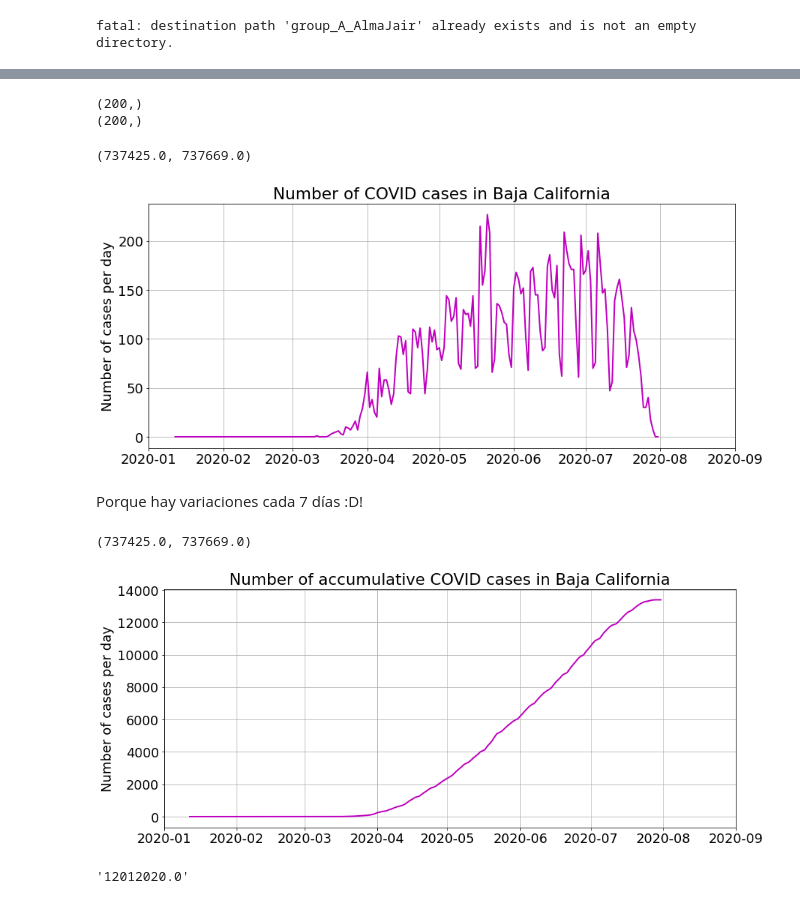
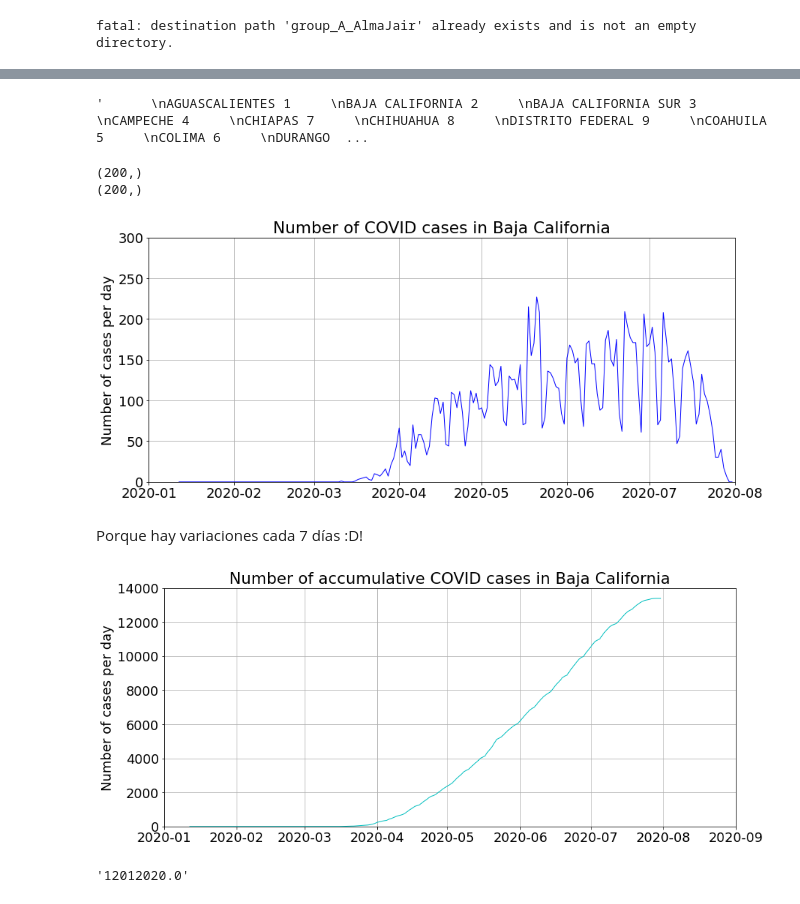
Before and after one commit to marthavelez861/challege2020, a Jupyter notebook: plot_covid_cases_temp.ipynb, the cells around one changed output, grey strips where cells are left out. Saved outputs shown, nothing was run; the diff lists cells and outputs as text; code cells hidden in the pictures.

```diff
--- a/plot_covid_cases_temp.ipynb
+++ b/plot_covid_cases_temp.ipynb
@@ -35,4 +41,8 @@ cases = np.ma.masked_invalid(cases) # Get rid of invalid values
 # %%
 # Check METADATA to see number and state
 meta = open('/content/group_A_AlmaJair/datos_covid/metadata_diario_estado.txt','r').read() # Baja California is 2
+# %%
+meta
+# %% [output]
+'      \nAGUASCALIENTES 1     \nBAJA CALIFORNIA 2     \nBAJA CALIFORNIA SUR 3     \nCAMPECHE 4     \nCHIAPAS 7     \nCHIHUAHUA 8     \nDISTRITO FEDERAL 9     \nCOAHUILA 5     \nCOLIMA 6     \nDURANGO  ...
 # %%
@@ -48,41 +58,40 @@ print(time_final[3:].shape)
 (200,)
 (200,)
 # %%
-fig, ax = plt.subplots(1, 1, sharex=True, figsize=(14, 6))
-tit = 'Number of COVID cases in Baja California'
-units = 'Number of cases per day'
-ax.plot(num2date(time_final[1:]), cases_st_bc[1:], lw=2, color='m')
+fig, ax = plt.subplots(1, 1, sharex=True, figsize=(14, 6)) # genera una figura
+tit = 'Number of COVID cases in Baja California' # titulo de grafico
+units = 'Number of cases per day' # unidades de grafica
+# grafica fechas contra los datos de baja california
+ax.plot(num2date(time_final[1:]), cases_st_bc[1:], lw=1, color='b')
 # ax.plot(num2date(time_final[1:]), np.cumsum(cases_st_bc[1:]), lw=2, color='m')
-# ax.bar(time_final[1:], cases_st_bc[1:], color='k', alpha=0.5)
-ax.set_title(tit)
-ax.set_ylabel(units)
-# ax.set_ylim(0, 280)
+# ax.bar(num2date(time_final[1:]), cases_st_bc[1:], color='k', alpha=0.5)
+ax.set_title(tit) # poner el titulo
+ax.set_ylabel(units) # poner el titulo a las coordenadas y
+ax.set_ylim(0, 300)
 ax.grid()
 fi1 = date2num(datetime.datetime.strptime('2020-01', '%Y-%m'))
-fi2 = date2num(datetime.datetime.strptime('2020-09', '%Y-%m'))
+fi2 = date2num(datetime.datetime.strptime('2020-08', '%Y-%m'))
 ax.set_xlim(fi1, fi2)
-# plt.savefig('figuras/Figura_Estado_Baja_California.png', bbox_inches='tight')
+plt.savefig('figura_baja_california.png', bbox_inches='tight')
 # %% [output]
-(737425.0, 737669.0)
-[figure, old version]
+[figure, new version]
 # %% [markdown]
 Porque hay variaciones cada 7 días :D!
 # %%
 fig, ax = plt.subplots(1, 1, sharex=True, figsize=(14, 6))
 tit = 'Number of accumulative COVID cases in Baja California'
 units = 'Number of cases per day'
-ax.plot(num2date(time_final[1:]), np.cumsum(cases_st_bc[1:]), lw=2, color='m')
+ax.plot(num2date(time_final[1:]), np.cumsum(cases_st_bc[1:]), lw=1, color='c')
 ax.set_title(tit)
 ax.set_ylabel(units)
-# ax.set_ylim(0, 280)
-ax.grid()
+ax.set_ylim(0, 14000)
+ax.grid() # genera lineas grises en la grafica
 fi1 = date2num(datetime.datetime.strptime('2020-01', '%Y-%m'))
 fi2 = date2num(datetime.datetime.strptime('2020-09', '%Y-%m'))
 ax.set_xlim(fi1, fi2)
-# plt.savefig('figuras/Figura_Estado_Baja_California.png', bbox_inches='tight')
+plt.savefig('Figura_Estado_Baja_California_acumulados.png', bbox_inches='tight')
 # %% [output]
-(737425.0, 737669.0)
-[figure, old version]
+[figure, new version]
 # %%
 # Obtener casos diarios Tijuana
 mat = np.loadtxt('/content/group_A_AlmaJair/datos_covid/casos_diarios_tijuana.csv',delimiter=',') # Baja California is 2
```
Also changed, not shown: parts of 16 cells of this notebook.
